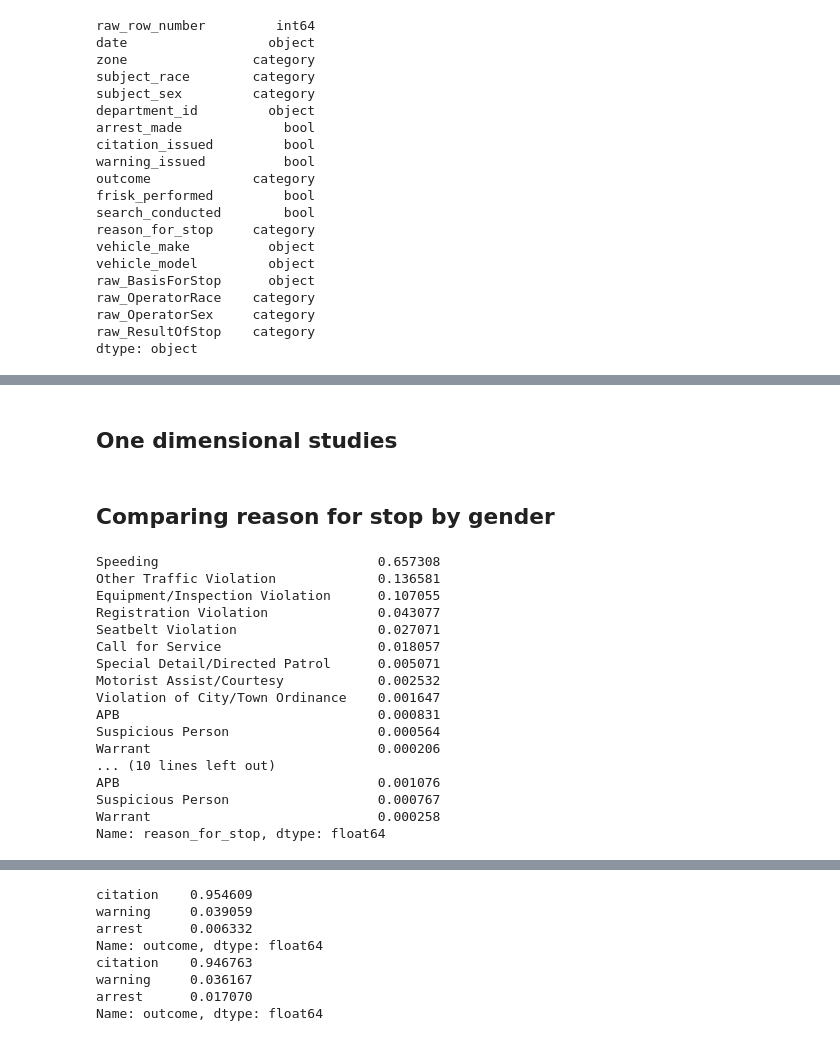
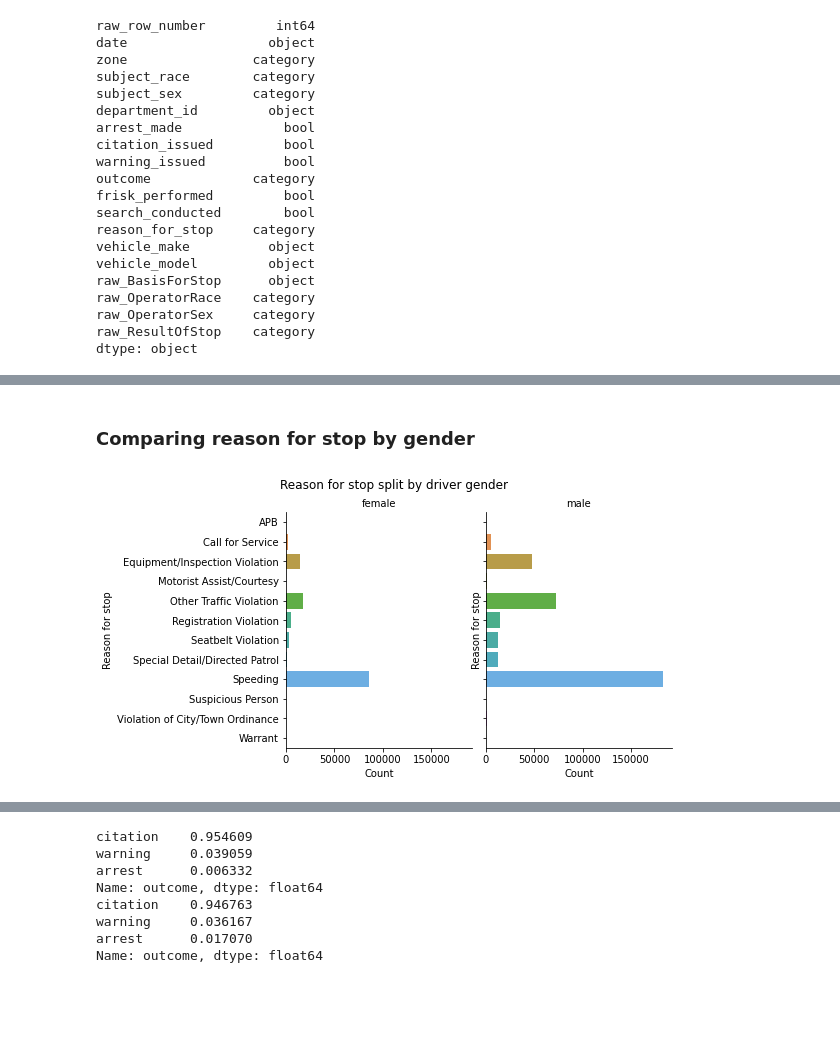
Before and after one commit to laubana90/StanfordOpenPolicingProject, a Jupyter notebook: RhodeIsland.ipynb, the cells around one changed output, grey strips where cells are left out. Drawn from its saved outputs; the diff is of its cells as text; code cells hidden in the pictures; blank space fills up the shorter version.

```diff
--- a/RhodeIsland.ipynb
+++ b/RhodeIsland.ipynb
@@ -256,34 +239,14 @@ Name: raw_ResultOfStop, dtype: float64
-# %% [markdown]
-## One dimensional studies
 # %% [markdown]
-## Comparing reason for stop by gender
+### Comparing reason for stop by gender<a name="reason_gender"></a>
-# %%
-# Create a DataFrame of female drivers
-female = ri[ri['subject_sex']=='female']
-
-# Create a DataFrame of male drivers
-male = ri[ri['subject_sex']=='male']
-
-# Compute the arrests by female drivers (as proportions)
-print(female['reason_for_stop'].value_counts(normalize=True))
-
-# Compute the arrests by male drivers (as proportions)
-print(male['reason_for_stop'].value_counts(normalize=True))
-# %% [output]
-Speeding                            0.657308
-Other Traffic Violation             0.136581
-Equipment/Inspection Violation      0.107055
-Registration Violation              0.043077
-Seatbelt Violation                  0.027071
-Call for Service                    0.018057
-Special Detail/Directed Patrol      0.005071
-Motorist Assist/Courtesy            0.002532
-Violation of City/Town Ordinance    0.001647
-APB                                 0.000831
-Suspicious Person                   0.000564
-Warrant                             0.000206
-... (10 lines left out)
-APB                                 0.001076
-Suspicious Person                   0.000767
-Warrant                             0.000258
-Name: reason_for_stop, dtype: float64
+# %%
+import seaborn as sns
+import matplotlib.pyplot as plt
+
+# Visualise total counts
+g = sns.catplot(y="reason_for_stop", data=ri, kind="count", col="subject_sex", height=4)
+g.fig.suptitle("Reason for stop split by driver gender",y=1.03)
+g.set_titles("{col_name}")
+g.set(xlabel="Count", ylabel="Reason for stop")
+plt.show()
+# %% [output]
+[figure, added]
```
Also changed, not shown: parts of 8 cells of this notebook.
